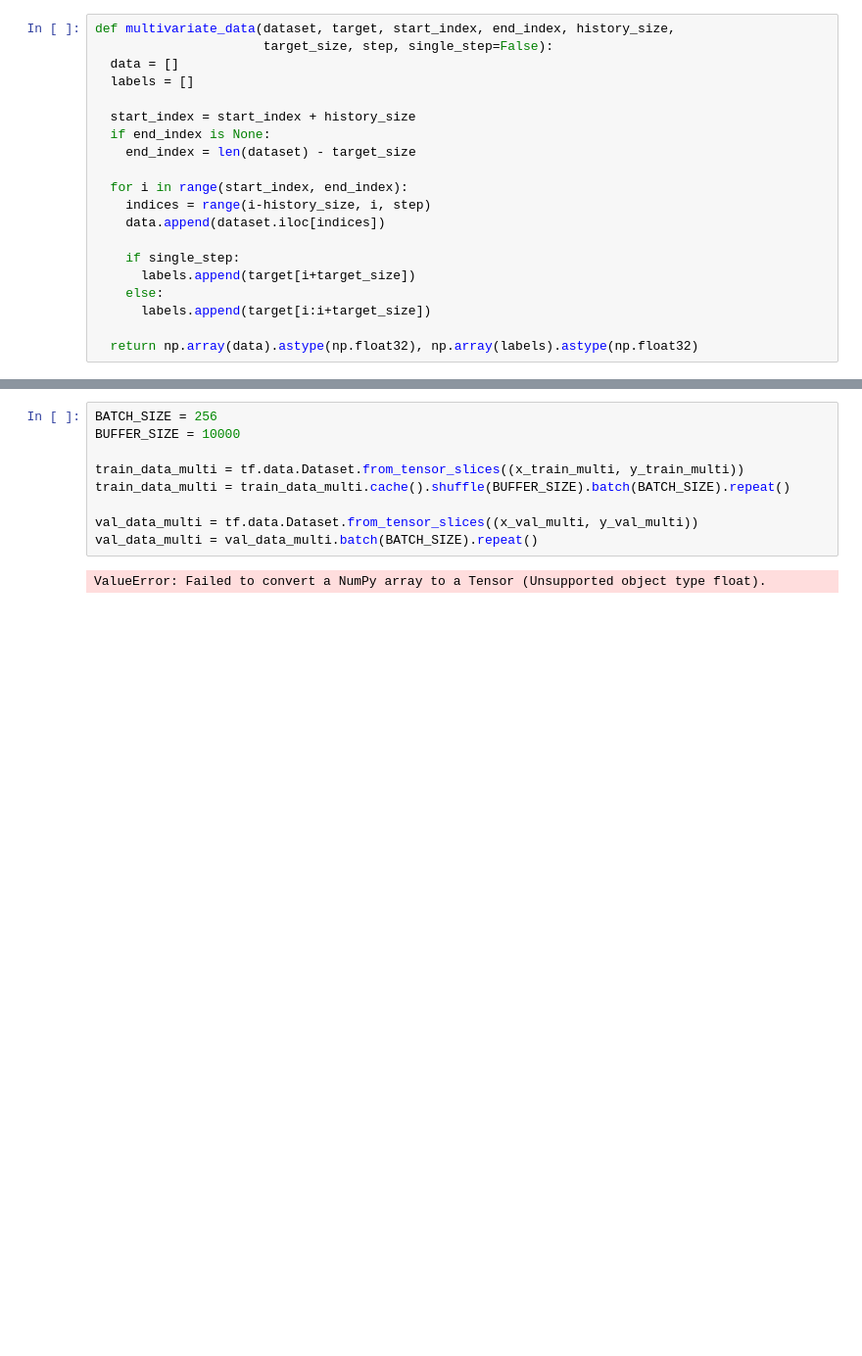
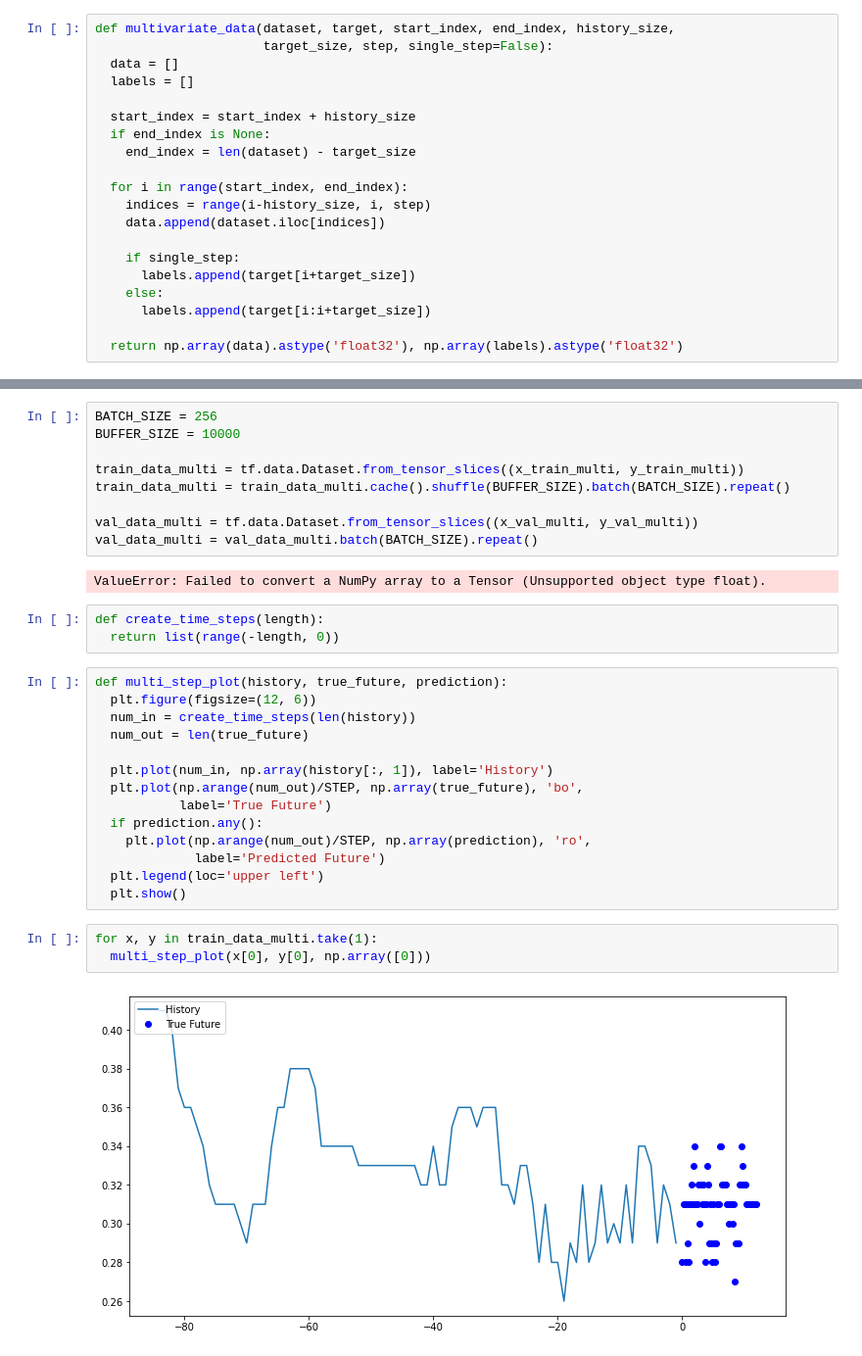
Before and after one commit to alexantg/PredictiveMaintenanceILS, a Jupyter notebook: TimeSeriesForecasting/multipleLSTM.ipynb, the cells around one changed output, grey strips where cells are left out. Shown: that part at 98% size. Saved outputs shown, nothing was run; the diff lists cells and outputs as text; blank space fills up the shorter version.

Commit message:
Multivariate LSTM

```diff
--- a/TimeSeriesForecasting/multipleLSTM.ipynb
+++ b/TimeSeriesForecasting/multipleLSTM.ipynb
@@ -47,7 +54,7 @@ def multivariate_data(dataset, target, start_index, end_index, history_size,
     else:
       labels.append(target[i:i+target_size])
 
-  return np.array(data).astype(np.float32), np.array(labels).astype(np.float32)
+  return np.array(data).astype('float32'), np.array(labels).astype('float32')
 # %%
 past_history = 500
 future_target = 72
@@ -69,3 +76,25 @@ val_data_multi = tf.data.Dataset.from_tensor_slices((x_val_multi, y_val_multi))
 val_data_multi = val_data_multi.batch(BATCH_SIZE).repeat()
 # %% [output]
 ValueError: Failed to convert a NumPy array to a Tensor (Unsupported object type float).
+# %%
+def create_time_steps(length):
+  return list(range(-length, 0))
+# %%
+def multi_step_plot(history, true_future, prediction):
+  plt.figure(figsize=(12, 6))
+  num_in = create_time_steps(len(history))
+  num_out = len(true_future)
+
+  plt.plot(num_in, np.array(history[:, 1]), label='History')
+  plt.plot(np.arange(num_out)/STEP, np.array(true_future), 'bo',
+           label='True Future')
+  if prediction.any():
+    plt.plot(np.arange(num_out)/STEP, np.array(prediction), 'ro',
+             label='Predicted Future')
+  plt.legend(loc='upper left')
+  plt.show()
+# %%
+for x, y in train_data_multi.take(1):
+  multi_step_plot(x[0], y[0], np.array([0]))
+# %% [output]
+[figure, added]
```
Also changed, not shown: parts of 8 cells of this notebook, 14 other files.
